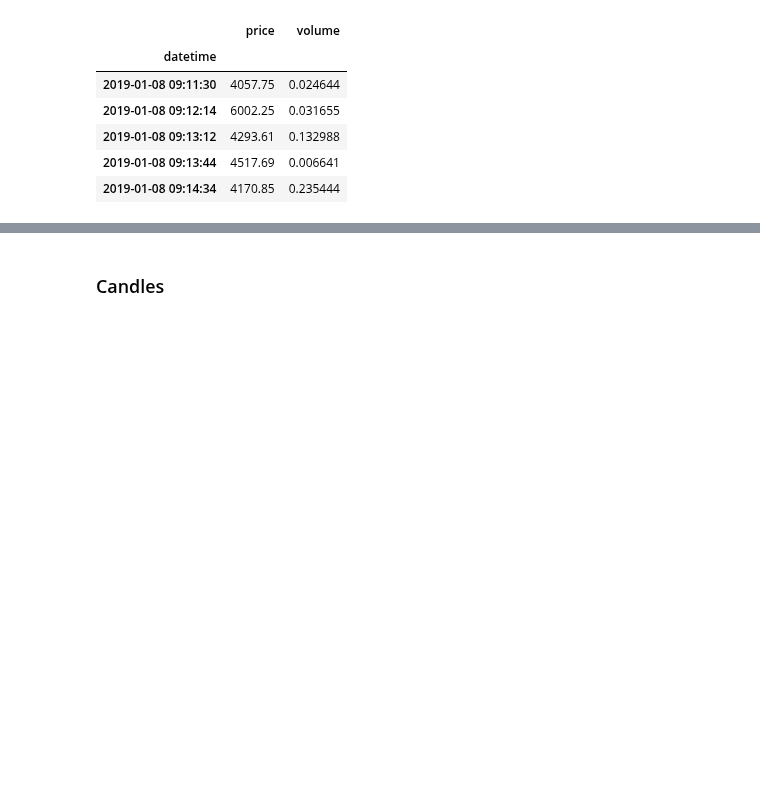
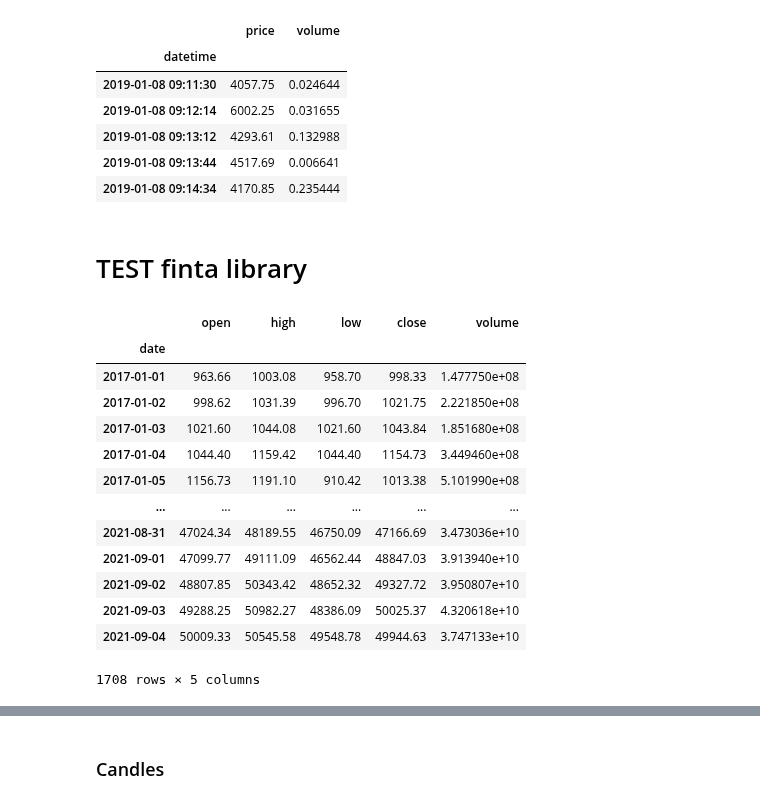
Before and after one commit to jonhilgart22/go-trader, a Jupyter notebook: notebooks/testing_bollinger_bands_and_ts_models.ipynb, the cells around one changed output, grey strips where cells are left out. Drawn from its saved outputs; the diff is of its cells as text; code cells hidden in the pictures; blank space fills up the shorter version.

```diff
--- a/notebooks/testing_bollinger_bands_and_ts_models.ipynb
+++ b/notebooks/testing_bollinger_bands_and_ts_models.ipynb
@@ -90,3 +96,22 @@ data.tail()
 | 2019-01-08 09:14:34 | 4170.85 | 0.235444 |
 # %%
 price_df = data.price.resample("D").ohlc()
+# %% [markdown]
+# TEST finta library
+# %%
+bitcoin_df
+# %% [output]
+|  | open | high | low | close | volume |
+| date |  |  |  |  |  |
+| 2017-01-01 | 963.66 | 1003.08 | 958.70 | 998.33 | 1.477750e+08 |
+| 2017-01-02 | 998.62 | 1031.39 | 996.70 | 1021.75 | 2.221850e+08 |
+| 2017-01-03 | 1021.60 | 1044.08 | 1021.60 | 1043.84 | 1.851680e+08 |
+| 2017-01-04 | 1044.40 | 1159.42 | 1044.40 | 1154.73 | 3.449460e+08 |
+| 2017-01-05 | 1156.73 | 1191.10 | 910.42 | 1013.38 | 5.101990e+08 |
+| ... | ... | ... | ... | ... | ... |
+| 2021-08-31 | 47024.34 | 48189.55 | 46750.09 | 47166.69 | 3.473036e+10 |
+| 2021-09-01 | 47099.77 | 49111.09 | 46562.44 | 48847.03 | 3.913940e+10 |
+| 2021-09-02 | 48807.85 | 50343.42 | 48652.32 | 49327.72 | 3.950807e+10 |
+| 2021-09-03 | 49288.25 | 50982.27 | 48386.09 | 50025.37 | 4.320618e+10 |
+| 2021-09-04 | 50009.33 | 50545.58 | 49548.78 | 49944.63 | 3.747133e+10 |
+1708 rows × 5 columns
```
Also changed, not shown: parts of 9 cells of this notebook, 10 other files.
